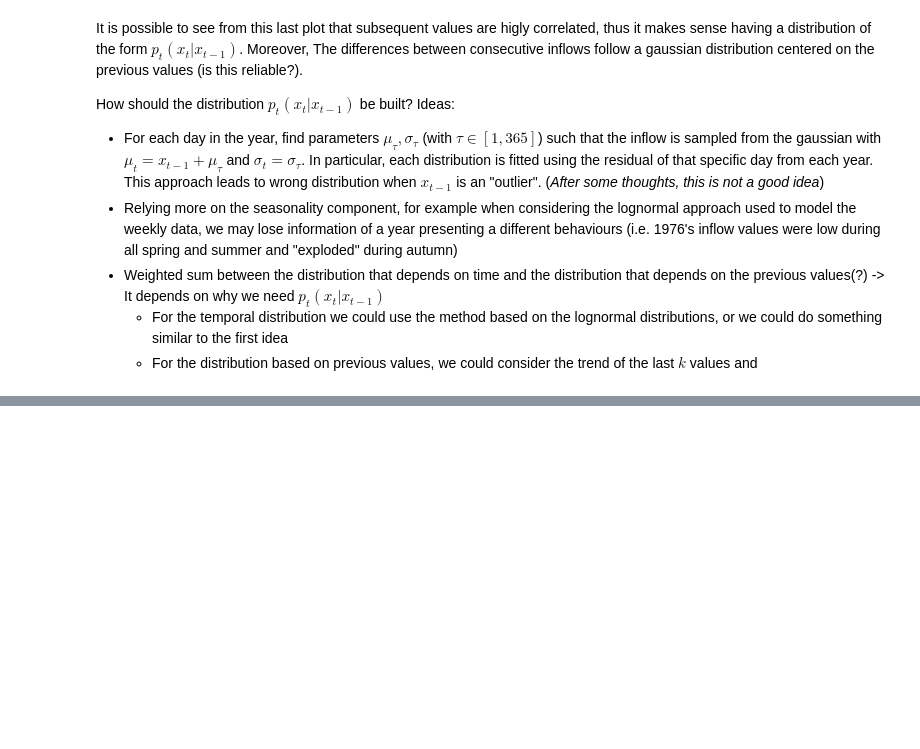
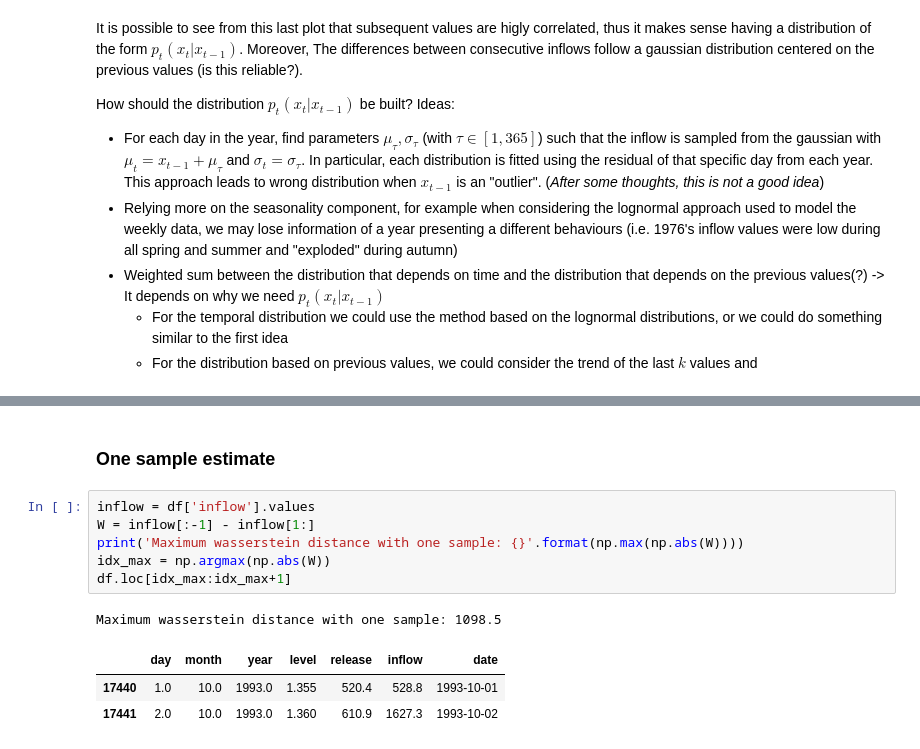
Before and after one commit to francescovidaich964/Como_lake, a Jupyter notebook: Como_lake_daily_data.ipynb, the cells around one changed output, grey strips where cells are left out. Cells and saved outputs as stored; diff of their text form; blank space fills up the shorter version.

```diff
--- a/Como_lake_daily_data.ipynb
+++ b/Como_lake_daily_data.ipynb
@@ -147,0 +165,13 @@ How should the distribution $p_t(x_t|x_{t-1})$ be built? Ideas:
+# %% [markdown]
+### One sample estimate
+# %%
+inflow = df['inflow'].values
+W = inflow[:-1] - inflow[1:]
+print('Maximum wasserstein distance with one sample: {}'.format(np.max(np.abs(W))))
+idx_max = np.argmax(np.abs(W))
+df.loc[idx_max:idx_max+1]
+# %% [output]
+Maximum wasserstein distance with one sample: 1098.5
+|  | day | month | year | level | release | inflow | date |
+| 17440 | 1.0 | 10.0 | 1993.0 | 1.355 | 520.4 | 528.8 | 1993-10-01 |
+| 17441 | 2.0 | 10.0 | 1993.0 | 1.360 | 610.9 | 1627.3 | 1993-10-02 |
```
Also changed, not shown: parts of 10 cells of this notebook.
